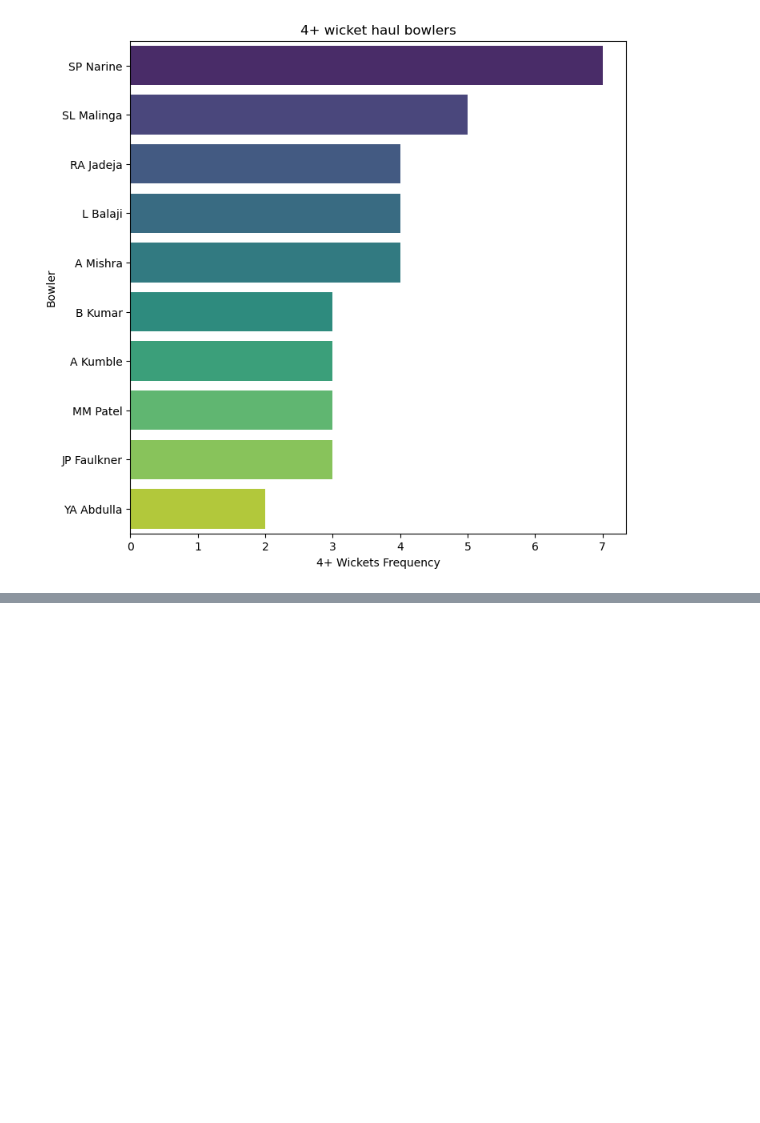
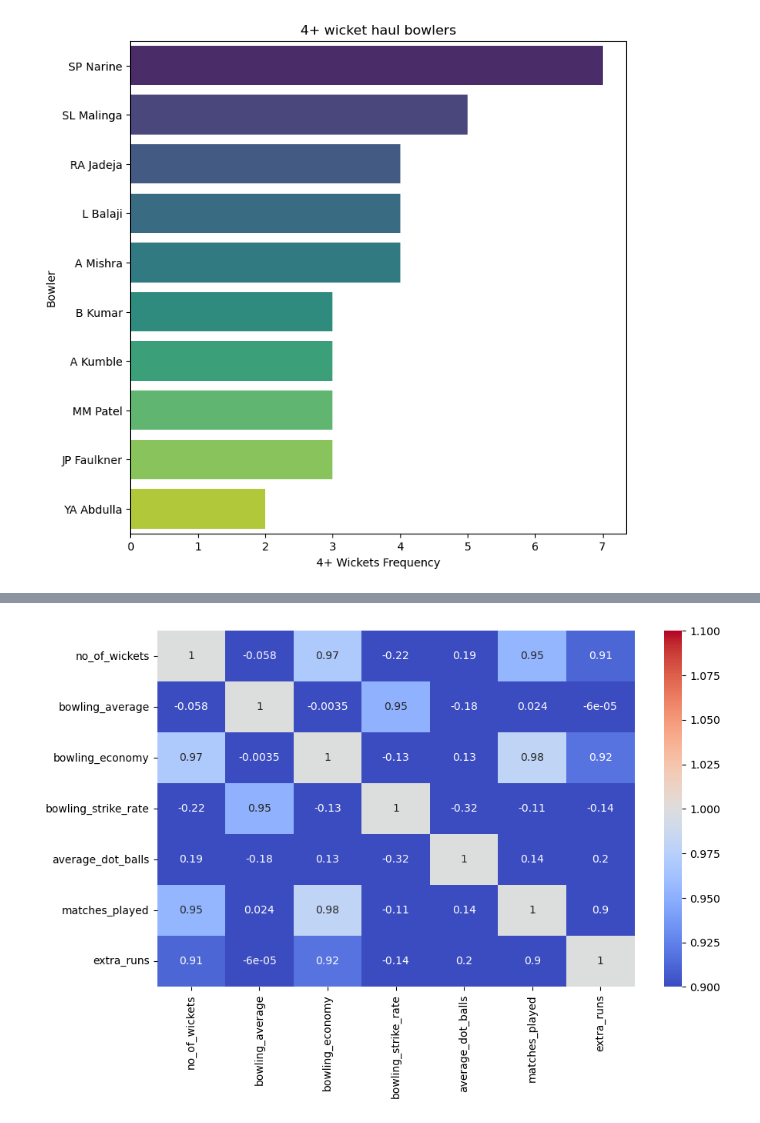
Before and after one commit to sxrthk17/data-analysis-projects, a Jupyter notebook: ipl-eda/IPL_EDA.ipynb, the cells around one changed output, grey strips where cells are left out. Cells and saved outputs as stored; diff of their text form; code cells hidden in the pictures; blank space fills up the shorter version.

```diff
--- a/ipl-eda/IPL_EDA.ipynb
+++ b/ipl-eda/IPL_EDA.ipynb
@@ -569,0 +587,10 @@ plt.show()
+# %%
+# Q11. Correlation Heatmap.
+selected_columns = df[['no_of_wickets', 'bowling_average', 'bowling_economy', 'bowling_strike_rate', 'average_dot_balls', 'matches_played','extra_runs']]
+selected_corr = selected_columns.corr()
+
+plt.figure(figsize=(10,6))
+sea.heatmap(selected_corr, annot=True, cmap='coolwarm', vmin=1, vmax=1)
+plt.show()
+# %% [output]
+[figure, added]
```
Also changed, not shown: parts of 33 cells of this notebook.
